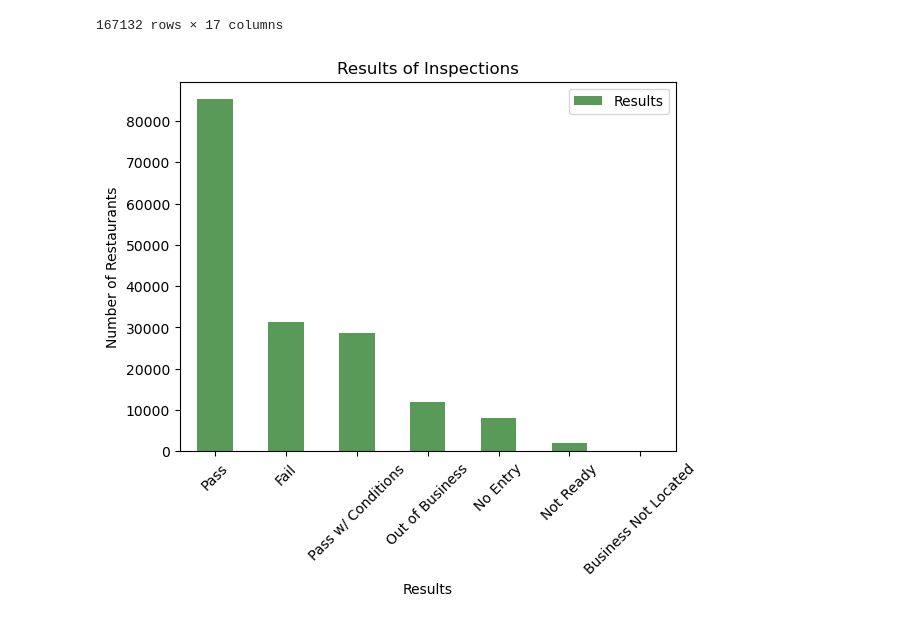
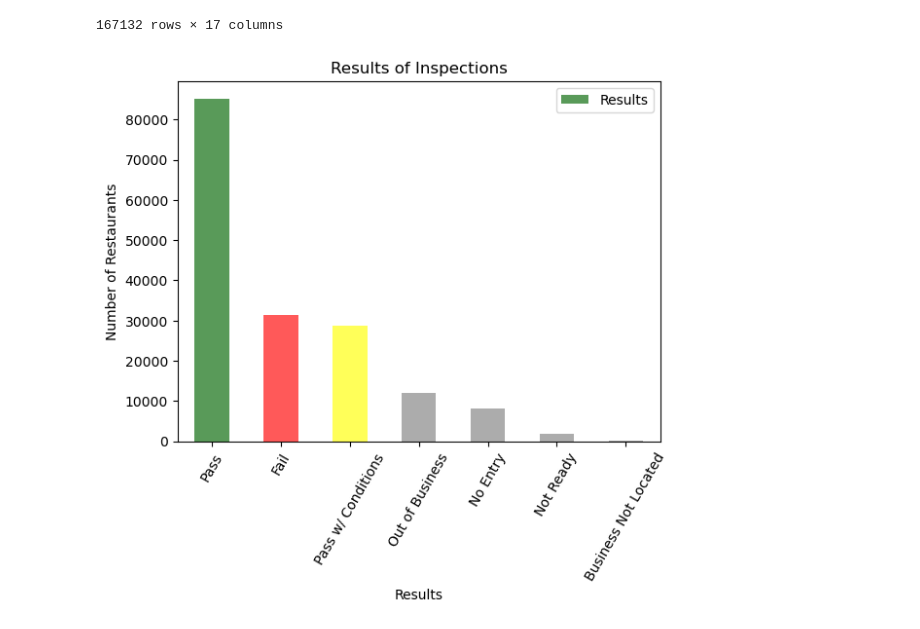
Before and after one commit to flindwall/chicago-food-inspections, a Jupyter notebook: Code/StarterAnalysis.ipynb, the cells around one changed output. Saved outputs shown, nothing was run; the diff lists cells and outputs as text; code cells hidden in the pictures.

```diff
--- a/Code/StarterAnalysis.ipynb
+++ b/Code/StarterAnalysis.ipynb
@@ -7,7 +7,7 @@ import warnings
 warnings.filterwarnings('ignore')
 # %%
 # load file
-food_inspections_to_load = "Food_Inspections.csv"
+food_inspections_to_load = "Resources/Food_Inspections.csv"
 
 # read in file and store in dataframe
 food_inspections_df = pd.read_csv(food_inspections_to_load)
@@ -231,12 +231,17 @@ restaurants_df
 | 249410 | 98360 | CINNAMON CAFE | CINNAMON CAFE | Restaurant | 1 | 2949 W BELMONT AVE | Chicago | 60618 | 2010-02-01 | ... |
 167132 rows × 17 columns
 # %%
+#Chart the data for results
+results = restaurants_df["Results"].value_counts()
+
+colors=["darkgreen", 'red', 'yellow', 'gray', 'gray', 'gray', 'gray']
+
 results.plot(kind="bar", xlabel = "Results", ylabel = "Number of Restaurants", title="Results of Inspections",
-             facecolor="darkgreen", alpha=0.65, rot=45, legend=True)
+             color=colors, alpha=0.65, rot=60, legend=True)
 
 # Save the figure
 #plt.savefig("/Outputs/resultsofinspection.png", bbox_inches="tight")
 
 plt.show()
 # %% [output]
-[figure, old version]
+[figure, new version]
```
Also changed, not shown: parts of 3 cells of this notebook.
